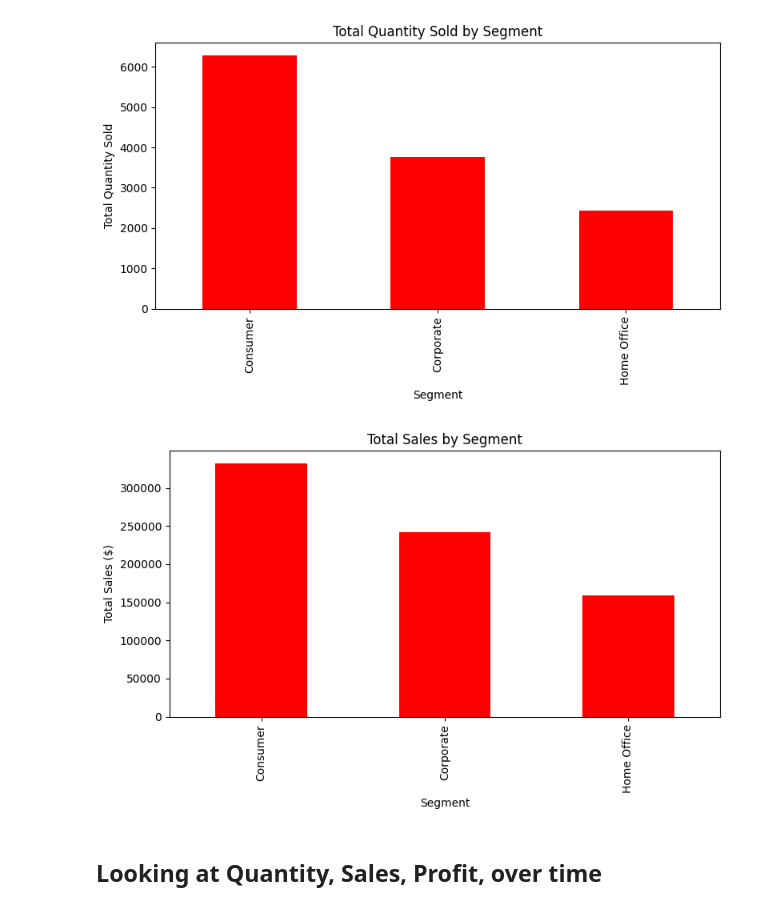
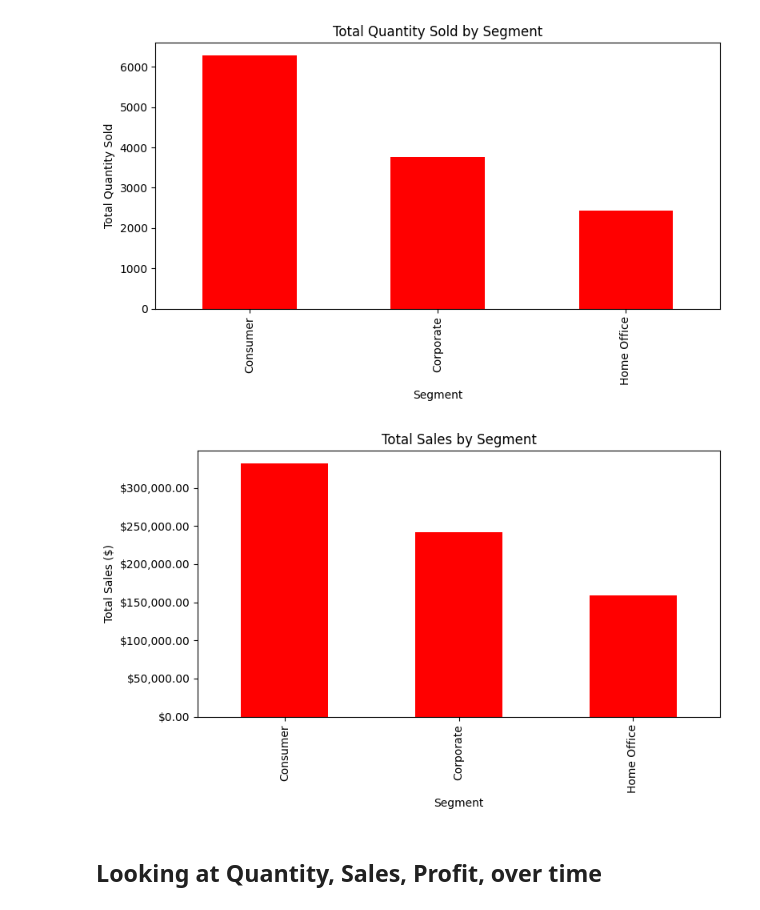
Before and after one commit to Haleymussary00/Module-B-semester-2, a Jupyter notebook: Week4.ipynb, the cells around one changed output. Saved outputs shown, nothing was run; the diff lists cells and outputs as text; code cells hidden in the pictures.

```diff
--- a/Week4.ipynb
+++ b/Week4.ipynb
@@ -452,15 +463,16 @@ plt.show()
 # %%
 # Plot the Total Sales for each Segment
 total_sales = ecommerce_data_num.groupby('Segment')['Sales'].sum()
 plt.figure(figsize=(8,5))
 total_sales.plot(kind='bar', color='red')
 plt.title("Total Sales by Segment")
 plt.xlabel("Segment")
 plt.ylabel("Total Sales ($)")
+plt.gca().yaxis.set_major_formatter(mtick.StrMethodFormatter('${x:,.0f}.00'))
 plt.tight_layout()
 plt.show()
 # %% [output]
-[figure, old version]
+[figure, new version]
 # %% [markdown]
 ## Looking at Quantity, Sales, Profit, over time
 # %%
```
Also changed, not shown: parts of 11 cells of this notebook.
